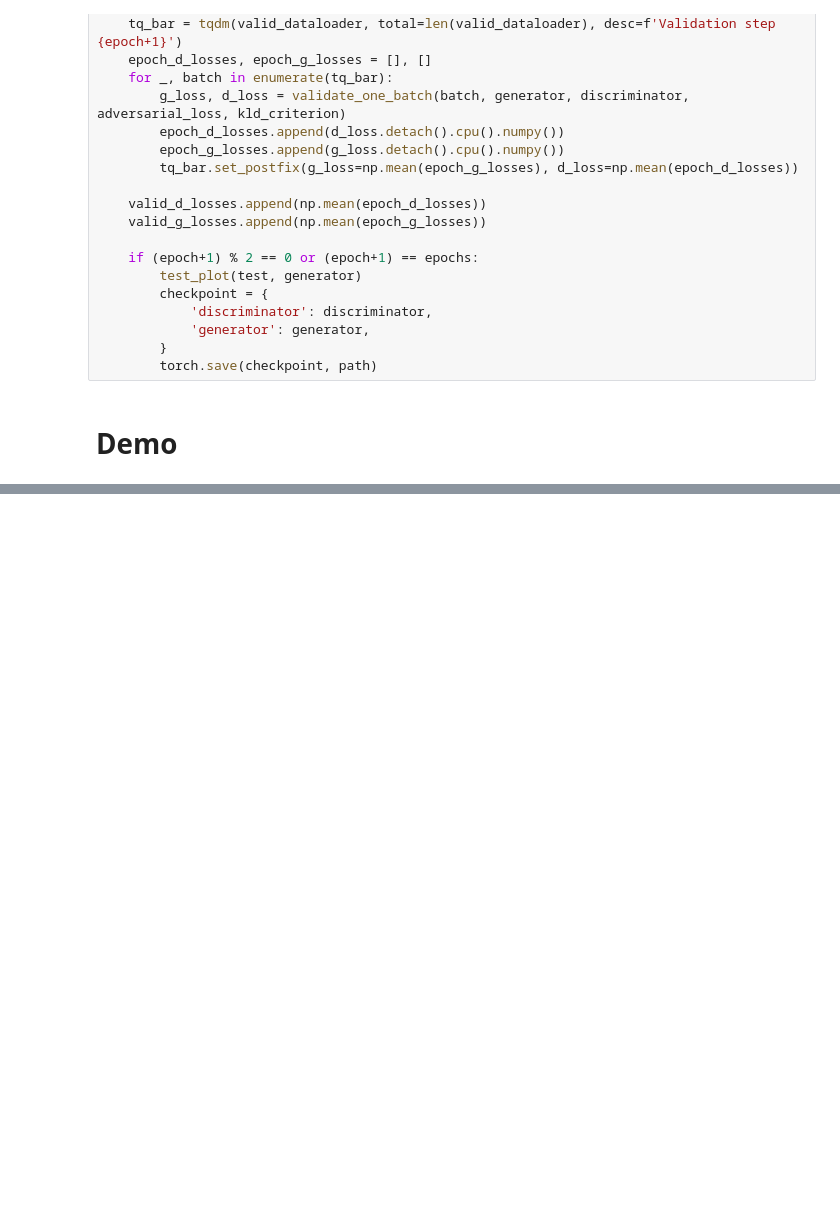
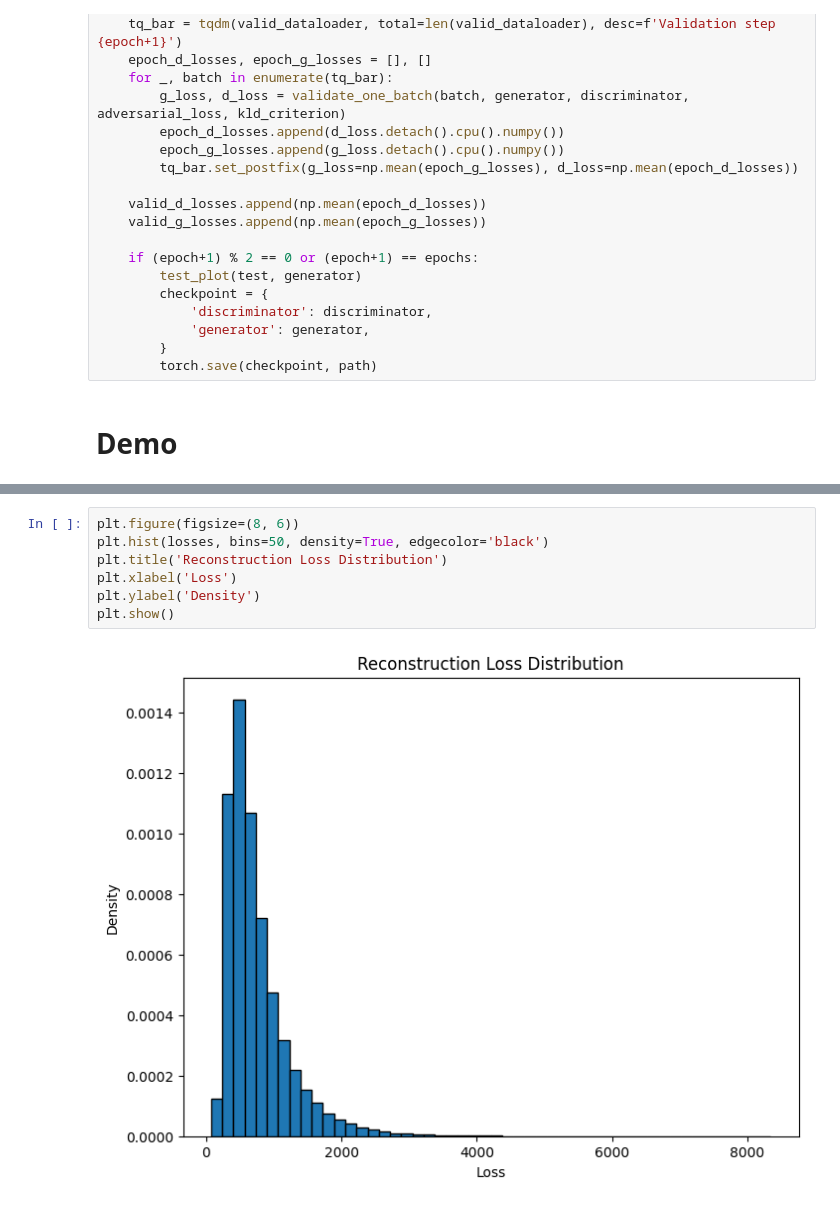
Before and after one commit to Kevinzz224/5242, a Jupyter notebook: inpainting.ipynb, the cells around one changed output, grey strips where cells are left out. Drawn from its saved outputs; the diff is of its cells as text; blank space fills up the shorter version.

```diff
--- a/inpainting.ipynb
+++ b/inpainting.ipynb
@@ -508,0 +583,9 @@ plt.show()
+# %%
+plt.figure(figsize=(8, 6))
+plt.hist(losses, bins=50, density=True, edgecolor='black')
+plt.title('Reconstruction Loss Distribution')
+plt.xlabel('Loss')
+plt.ylabel('Density')
+plt.show()
+# %% [output]
+[figure, added]
```
Also changed, not shown: parts of 7 cells of this notebook.
